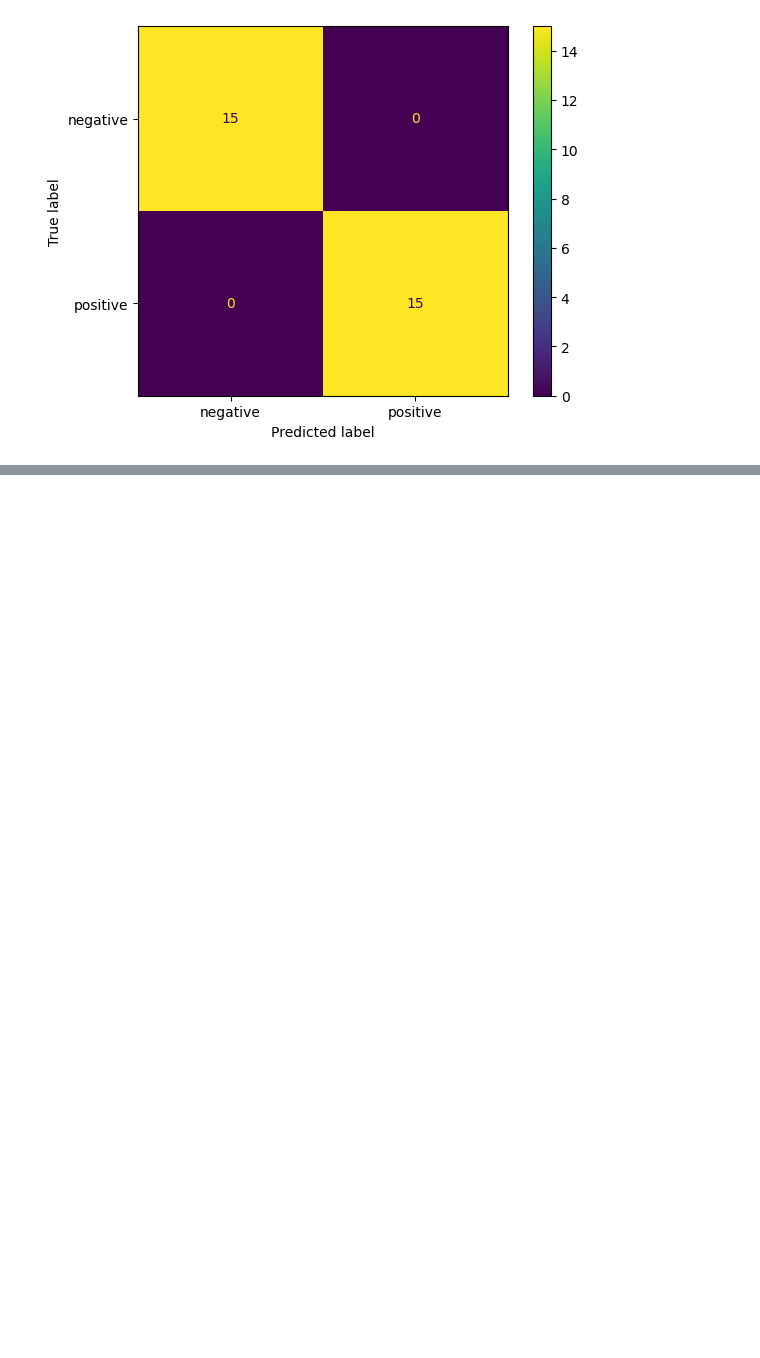
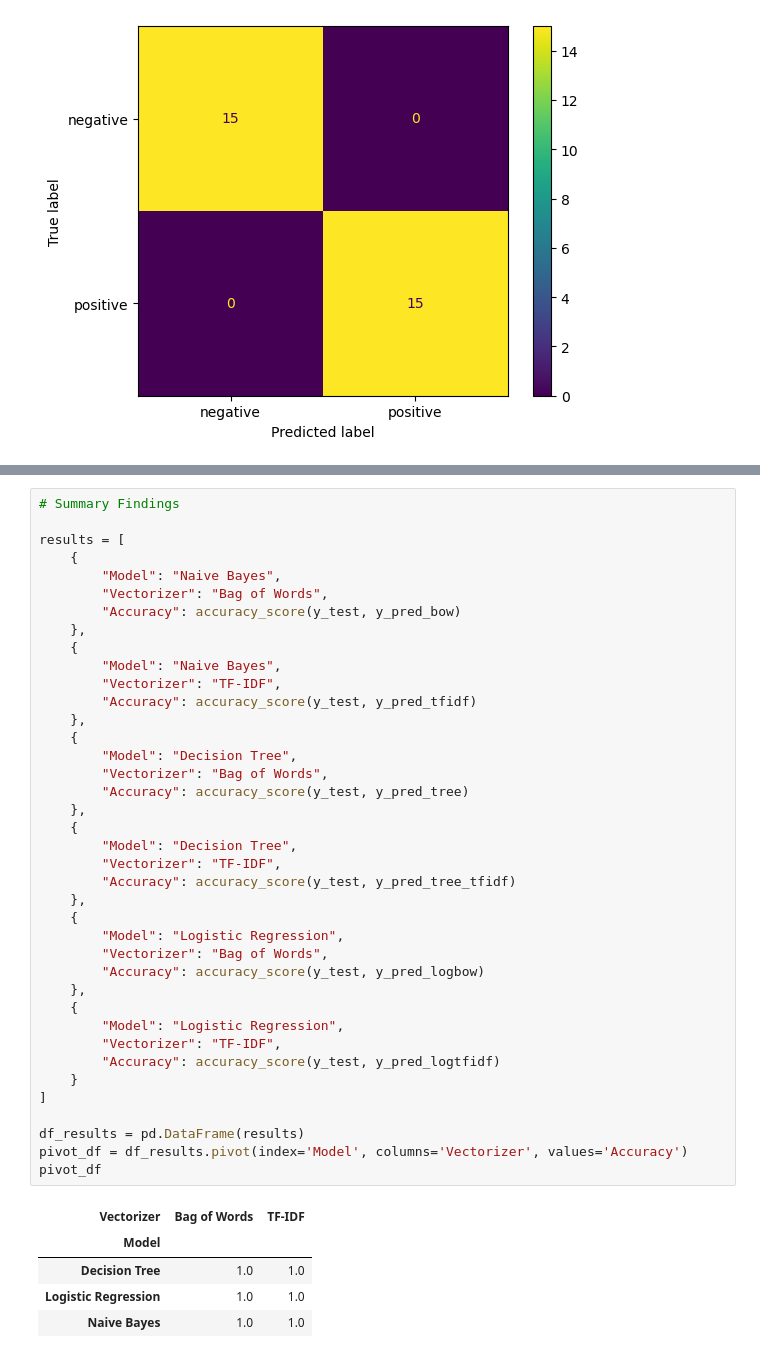
Before and after one commit to kmiringu/module-5-ai-labs, a Jupyter notebook: 01_nlp_text_classifier/03_modeling.ipynb, the cells around one changed output, grey strips where cells are left out. Cells and saved outputs as stored; diff of their text form; blank space fills up the shorter version.

```diff
--- a/01_nlp_text_classifier/03_modeling.ipynb
+++ b/01_nlp_text_classifier/03_modeling.ipynb
@@ -177,0 +213,45 @@ Most positive: ['quick' 'fantastic' 'happy' 'amazing' 'family']
+# %%
+# Summary Findings
+
+results = [
+    {
+        "Model": "Naive Bayes",
+        "Vectorizer": "Bag of Words",
+        "Accuracy": accuracy_score(y_test, y_pred_bow)
+    },
+    {
+        "Model": "Naive Bayes",
+        "Vectorizer": "TF-IDF",
+        "Accuracy": accuracy_score(y_test, y_pred_tfidf)
+    },
+    {
+        "Model": "Decision Tree",
+        "Vectorizer": "Bag of Words",
+        "Accuracy": accuracy_score(y_test, y_pred_tree)
+    },
+    {
+        "Model": "Decision Tree",
+        "Vectorizer": "TF-IDF",
+        "Accuracy": accuracy_score(y_test, y_pred_tree_tfidf)
+    },
+    {
+        "Model": "Logistic Regression",
+        "Vectorizer": "Bag of Words",
+        "Accuracy": accuracy_score(y_test, y_pred_logbow)
+    },
+    {
+        "Model": "Logistic Regression",
+        "Vectorizer": "TF-IDF",
+        "Accuracy": accuracy_score(y_test, y_pred_logtfidf)
+    }
+]
+
+df_results = pd.DataFrame(results)
+pivot_df = df_results.pivot(index='Model', columns='Vectorizer', values='Accuracy')
+pivot_df
+# %% [output]
+| Vectorizer | Bag of Words | TF-IDF |
+| Model |  |  |
+| Decision Tree | 1.0 | 1.0 |
+| Logistic Regression | 1.0 | 1.0 |
+| Naive Bayes | 1.0 | 1.0 |
```
Also changed, not shown: parts of 2 cells of this notebook, 3 other files.
